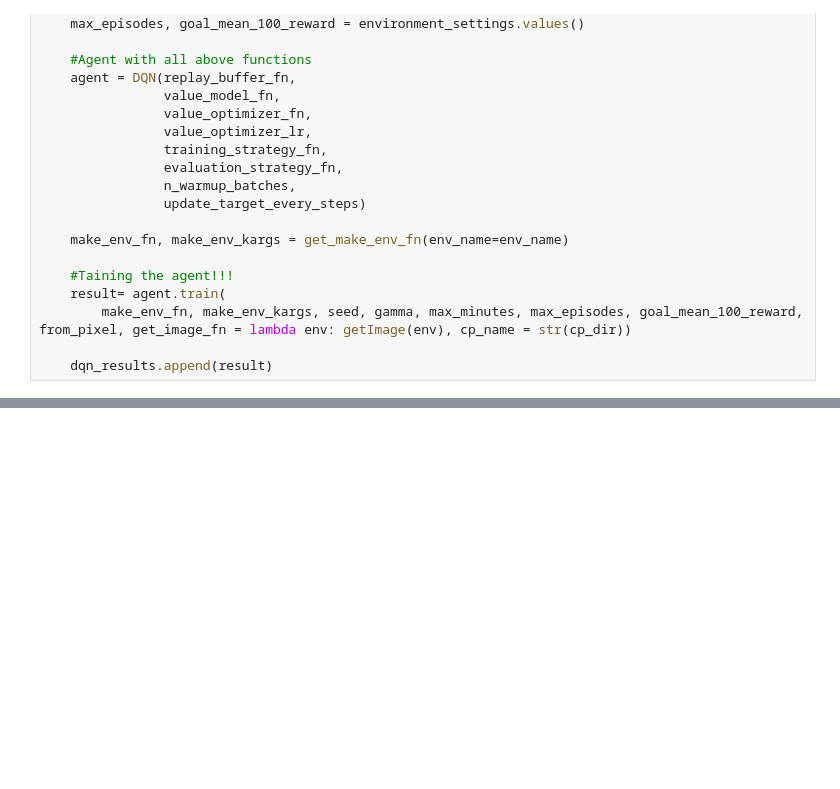
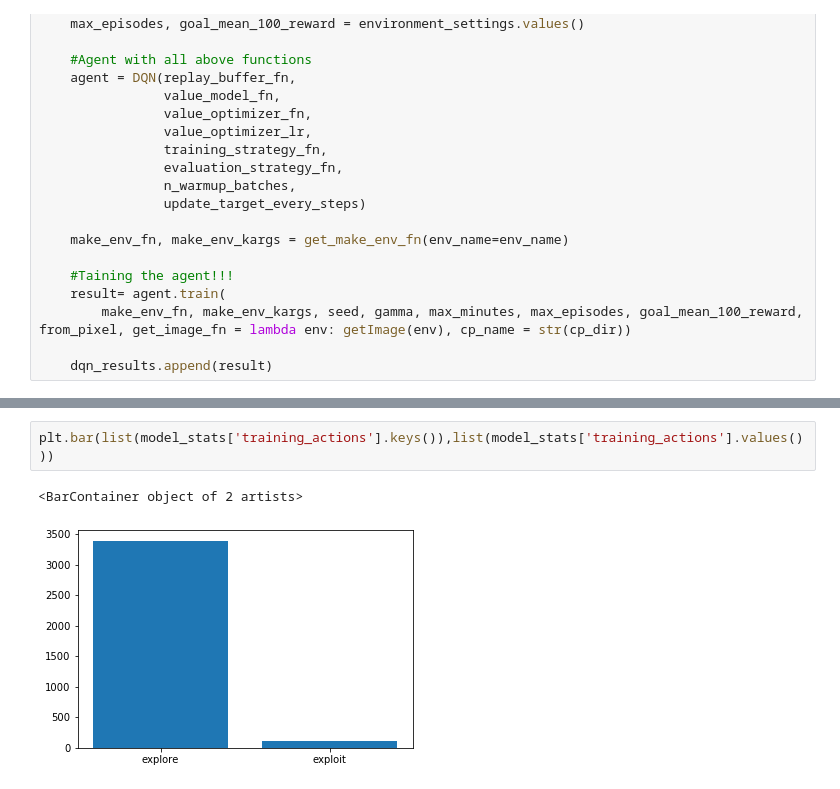
Before and after one commit to harishh1/rl, a Jupyter notebook: cartpole/nn_cartpole.ipynb, the cells around one changed output, grey strips where cells are left out. Saved outputs shown, nothing was run; the diff lists cells and outputs as text; blank space fills up the shorter version.

```diff
--- a/cartpole/nn_cartpole.ipynb
+++ b/cartpole/nn_cartpole.ipynb
@@ -78,0 +90,5 @@ read_dictionary.item()
+# %%
+plt.bar(list(model_stats['training_actions'].keys()),list(model_stats['training_actions'].values()))
+# %% [output]
+<BarContainer object of 2 artists>
+[figure, added]
```
Also changed, not shown: parts of 10 cells of this notebook, 3 other files.
